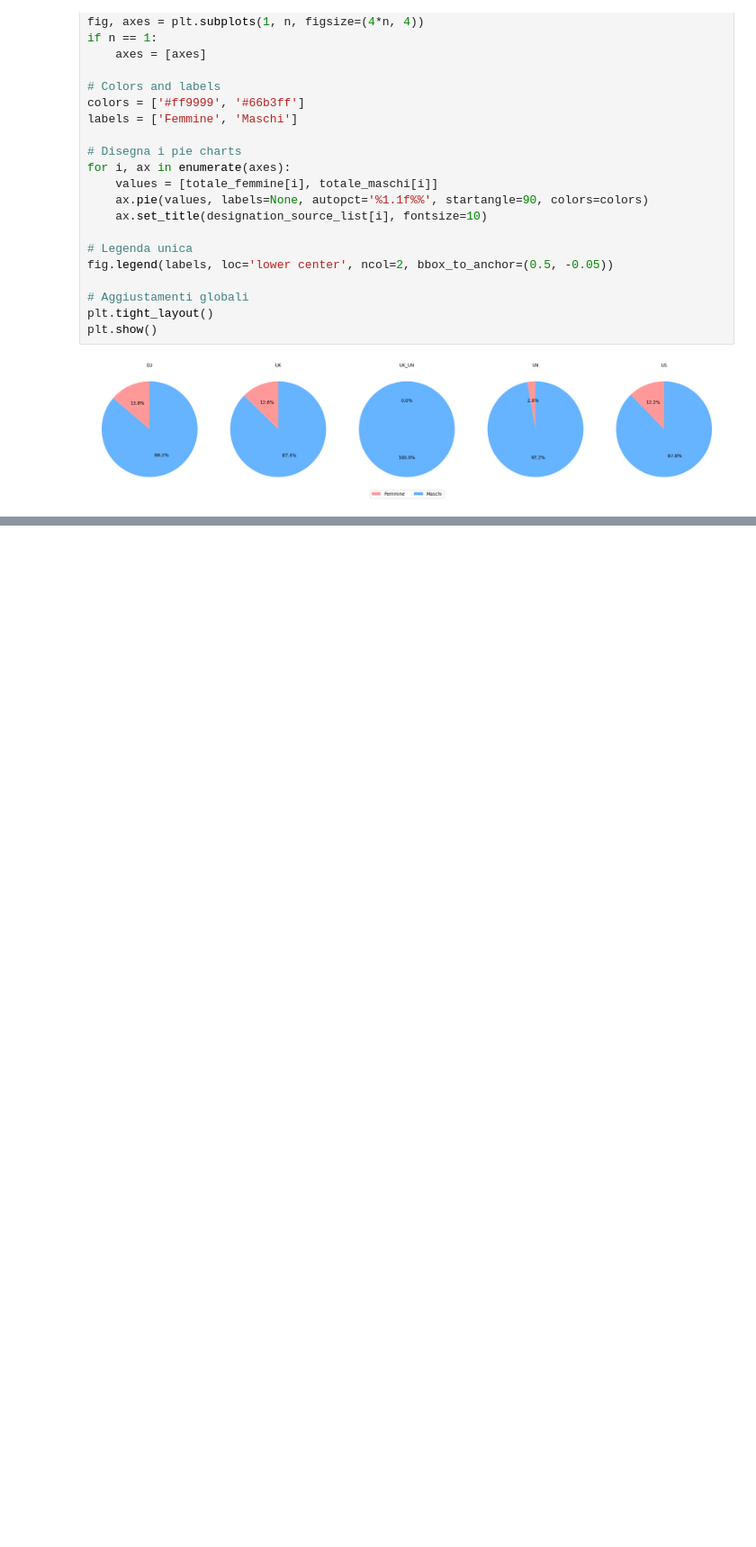
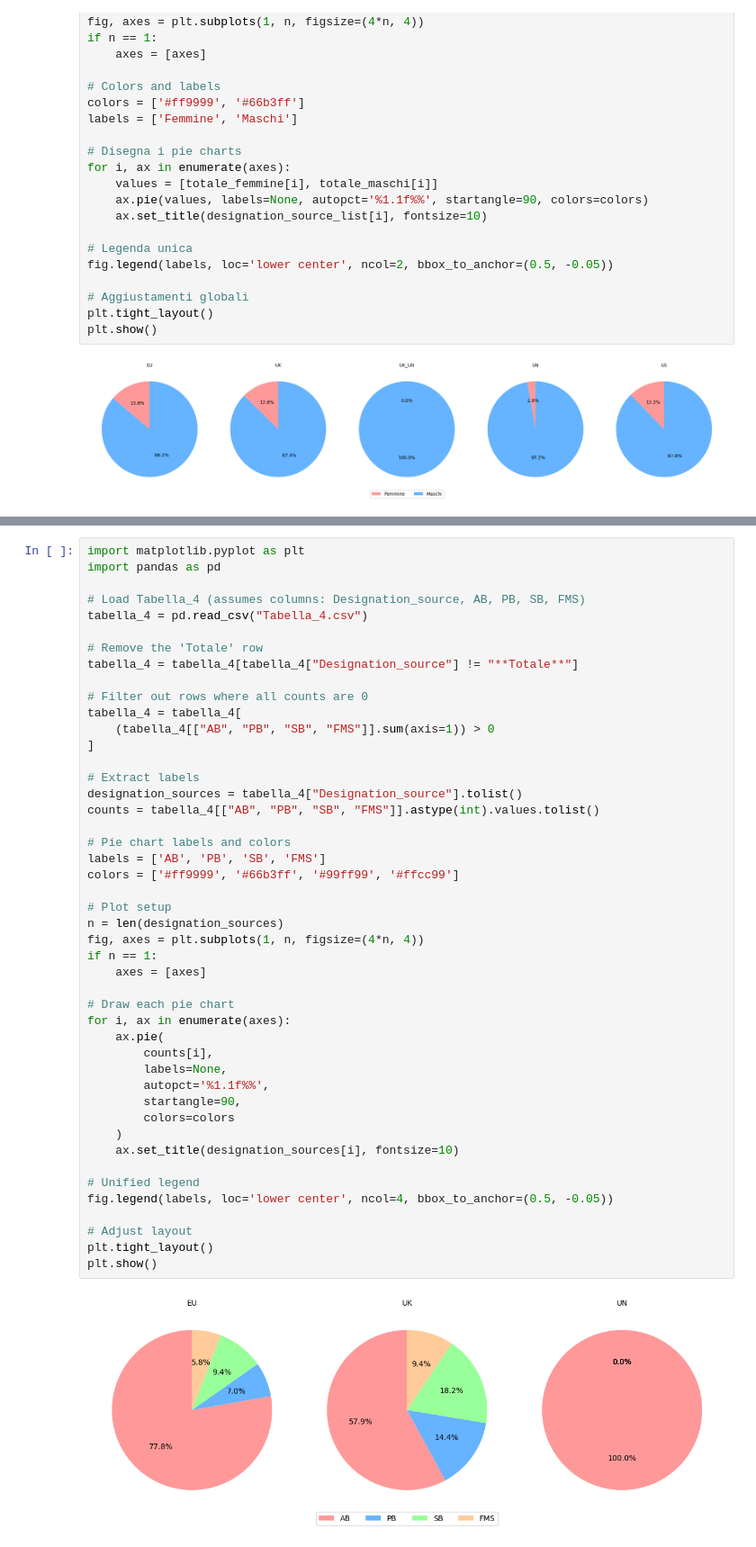
Before and after one commit to jellyrosp/sanctions-docs-dataset, a Jupyter notebook: data_analysis/jup_notebook/REPORT.ipynb, the cells around one changed output, grey strips where cells are left out. Shown at 90% size. Cells and saved outputs as stored; diff of their text form; blank space fills up the shorter version.

```diff
--- a/data_analysis/jup_notebook/report.ipynb
+++ b/data_analysis/jup_notebook/REPORT.ipynb
@@ -542 +537,49 @@ plt.show()
+# %%
+import matplotlib.pyplot as plt
+import pandas as pd
+
+# Load Tabella_4 (assumes columns: Designation_source, AB, PB, SB, FMS)
+tabella_4 = pd.read_csv("Tabella_4.csv")
+
+# Remove the 'Totale' row
+tabella_4 = tabella_4[tabella_4["Designation_source"] != "**Totale**"]
+
+# Filter out rows where all counts are 0
+tabella_4 = tabella_4[
+    (tabella_4[["AB", "PB", "SB", "FMS"]].sum(axis=1)) > 0
+]
+
+# Extract labels
+designation_sources = tabella_4["Designation_source"].tolist()
+counts = tabella_4[["AB", "PB", "SB", "FMS"]].astype(int).values.tolist()
+
+# Pie chart labels and colors
+labels = ['AB', 'PB', 'SB', 'FMS']
+colors = ['#ff9999', '#66b3ff', '#99ff99', '#ffcc99']
+
+# Plot setup
+n = len(designation_sources)
+fig, axes = plt.subplots(1, n, figsize=(4*n, 4))
+if n == 1:
+    axes = [axes]
+
+# Draw each pie chart
+for i, ax in enumerate(axes):
+    ax.pie(
+        counts[i],
+        labels=None,
+        autopct='%1.1f%%',
+        startangle=90,
+        colors=colors
+    )
+    ax.set_title(designation_sources[i], fontsize=10)
+
+# Unified legend
+fig.legend(labels, loc='lower center', ncol=4, bbox_to_anchor=(0.5, -0.05))
+
+# Adjust layout
+plt.tight_layout()
+plt.show()
+# %% [output]
+[figure, added]
 # %% [markdown]
```
Also changed, not shown: parts of 13 cells of this notebook, 3 other files.
